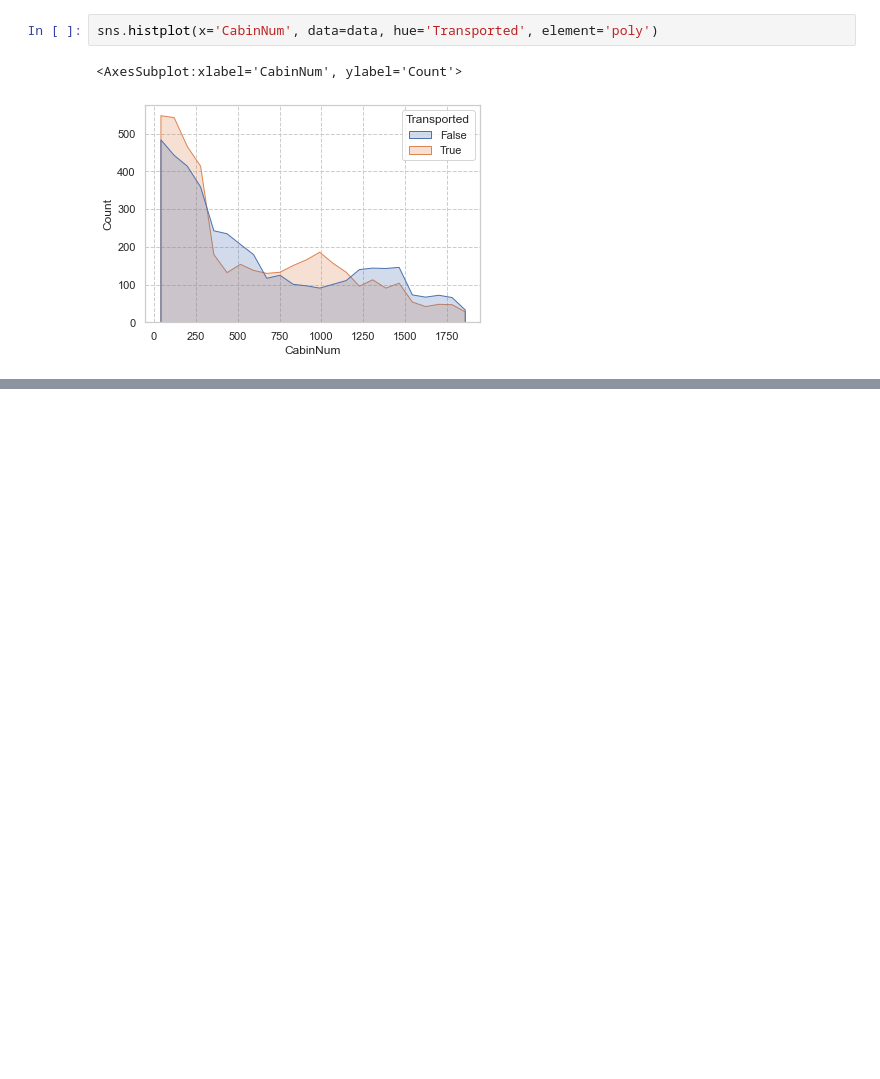
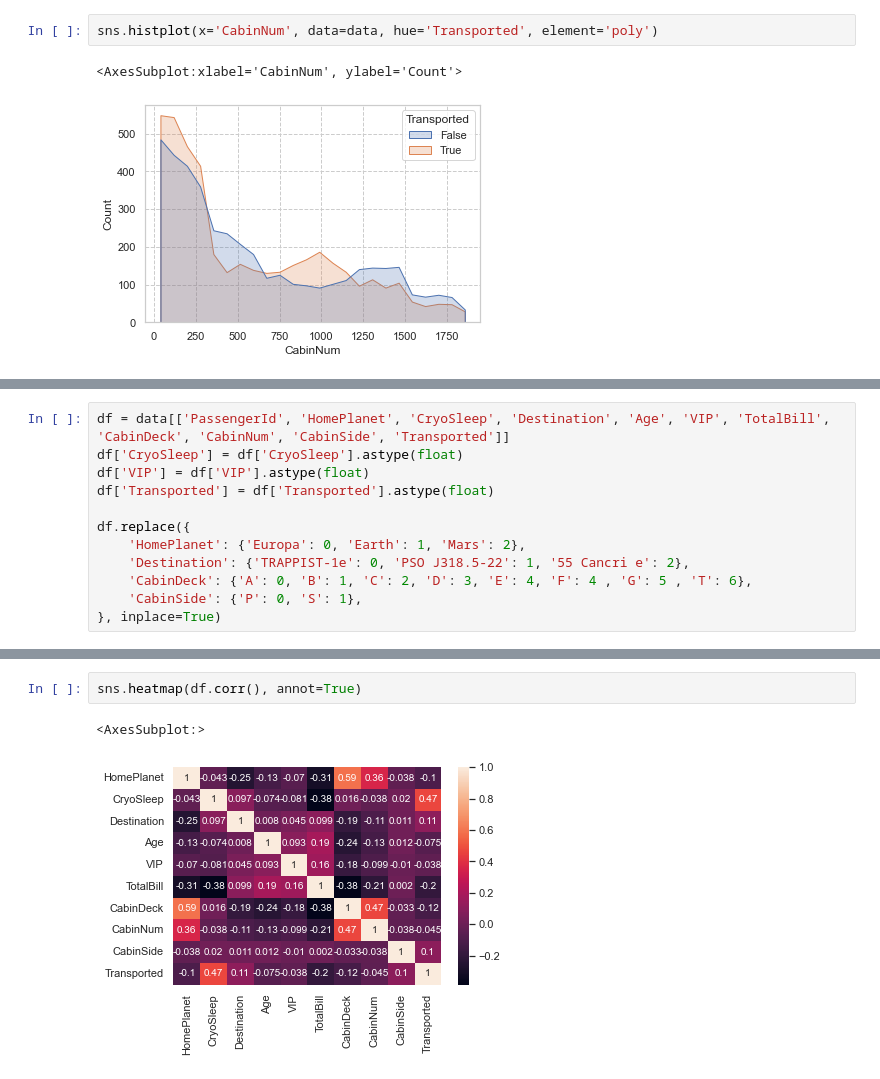
Before and after one commit to yumion/spaceship-titanic, a Jupyter notebook: src/analysis/atsushi_eda.ipynb, the cells around one changed output, grey strips where cells are left out. Cells and saved outputs as stored; diff of their text form; blank space fills up the shorter version.

```diff
--- a/src/analysis/atsushi_eda.ipynb
+++ b/src/analysis/atsushi_eda.ipynb
@@ -311,0 +349,12 @@ sns.histplot(x='CabinNum', data=data, hue='Transported', element='poly')
+# %%
+df = data[['PassengerId', 'HomePlanet', 'CryoSleep', 'Destination', 'Age', 'VIP', 'TotalBill', 'CabinDeck', 'CabinNum', 'CabinSide', 'Transported']]
+df['CryoSleep'] = df['CryoSleep'].astype(float)
+df['VIP'] = df['VIP'].astype(float)
+df['Transported'] = df['Transported'].astype(float)
+
+df.replace({
+    'HomePlanet': {'Europa': 0, 'Earth': 1, 'Mars': 2},
+    'Destination': {'TRAPPIST-1e': 0, 'PSO J318.5-22': 1, '55 Cancri e': 2},
+    'CabinDeck': {'A': 0, 'B': 1, 'C': 2, 'D': 3, 'E': 4, 'F': 4 , 'G': 5 , 'T': 6},
+    'CabinSide': {'P': 0, 'S': 1},
+}, inplace=True)
@@ -311,0 +391,5 @@ sns.histplot(x='CabinNum', data=data, hue='Transported', element='poly')
+# %%
+sns.heatmap(df.corr(), annot=True)
+# %% [output]
+<AxesSubplot:>
+[figure, added]
```
Also changed, not shown: parts of 14 cells of this notebook, 2 other files.
